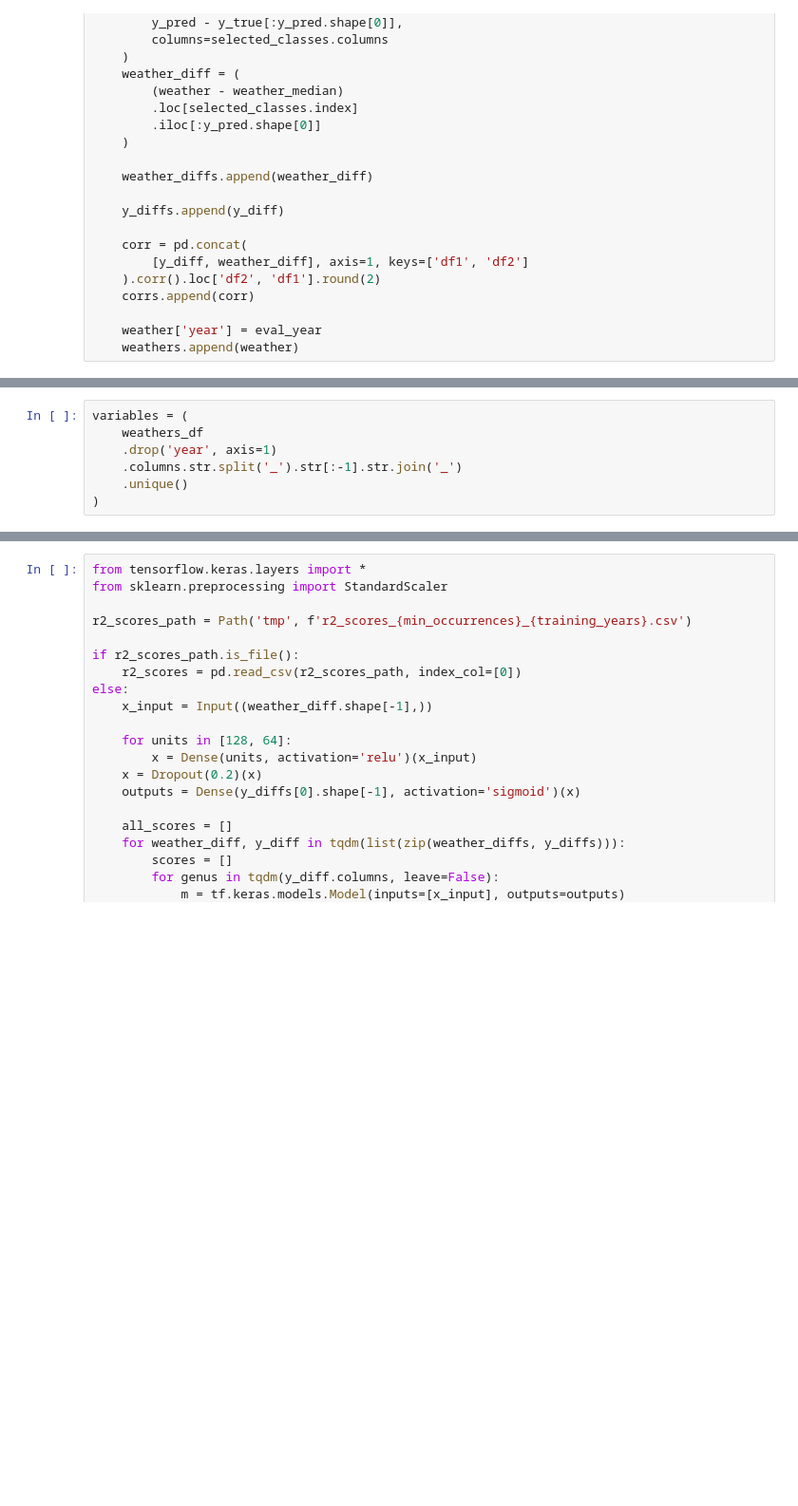
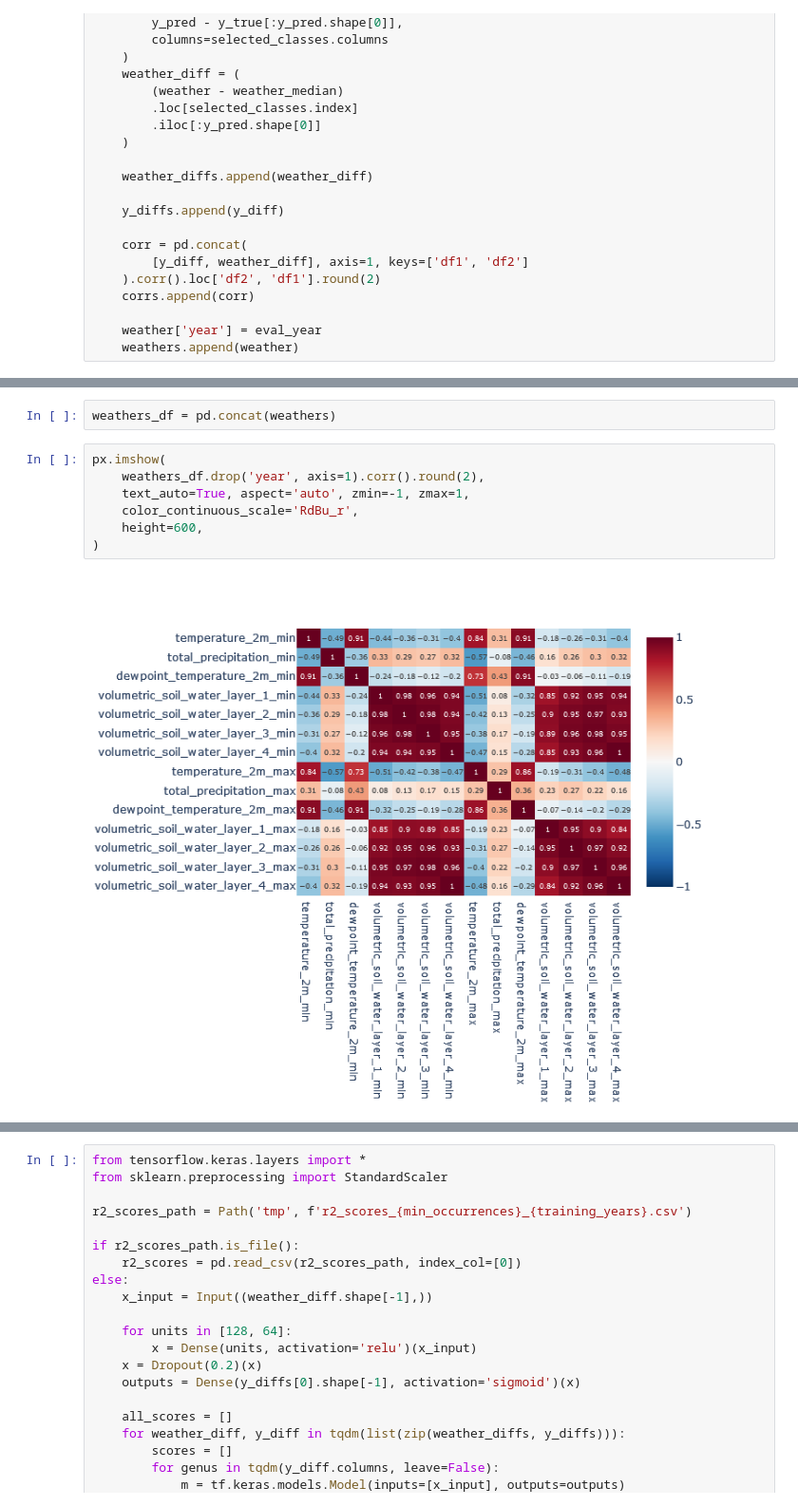
Before and after one commit to pj097/ClimateForestModeling, a Jupyter notebook: climate.ipynb, the cells around one changed output, grey strips where cells are left out. Shown at 95% size. Saved outputs shown, nothing was run; the diff lists cells and outputs as text; blank space fills up the shorter version.

```diff
--- a/climate.ipynb
+++ b/climate.ipynb
@@ -142,8 +127,12 @@ weathers_stats
 # %%
-variables = (
-    weathers_df
-    .drop('year', axis=1)
-    .columns.str.split('_').str[:-1].str.join('_')
-    .unique()
-)
+weathers_df = pd.concat(weathers)
+# %%
+px.imshow(
+    weathers_df.drop('year', axis=1).corr().round(2),
+    text_auto=True, aspect='auto', zmin=-1, zmax=1,
+    color_continuous_scale='RdBu_r',
+    height=600,
+)
+# %% [output]
+[figure, added]
 # %%
```
Also changed, not shown: parts of 5 cells of this notebook, 4 other files.
